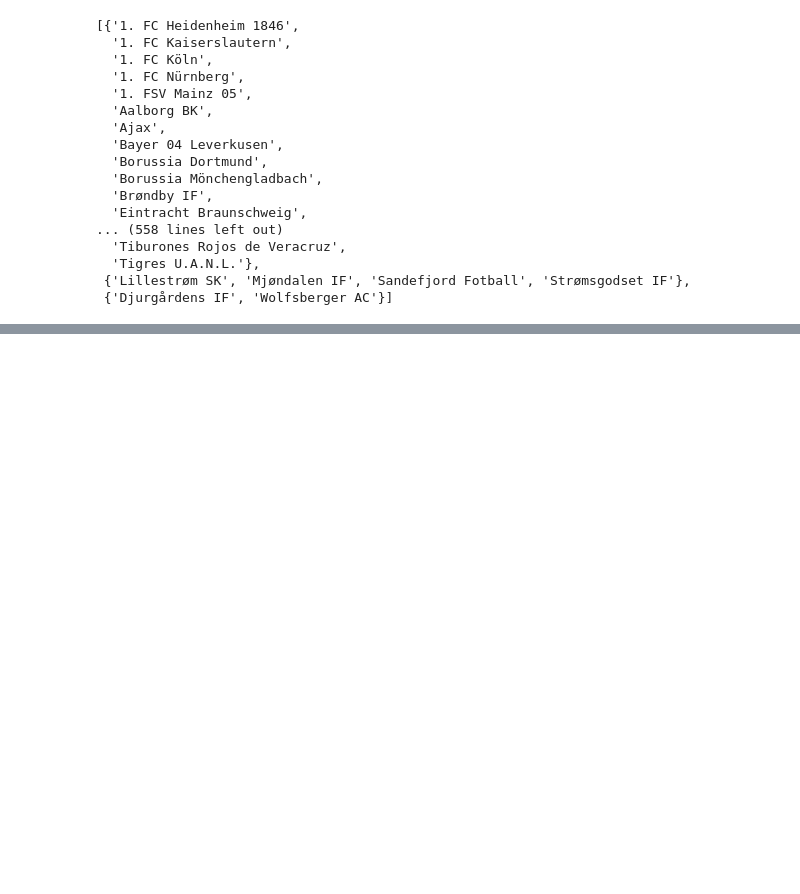
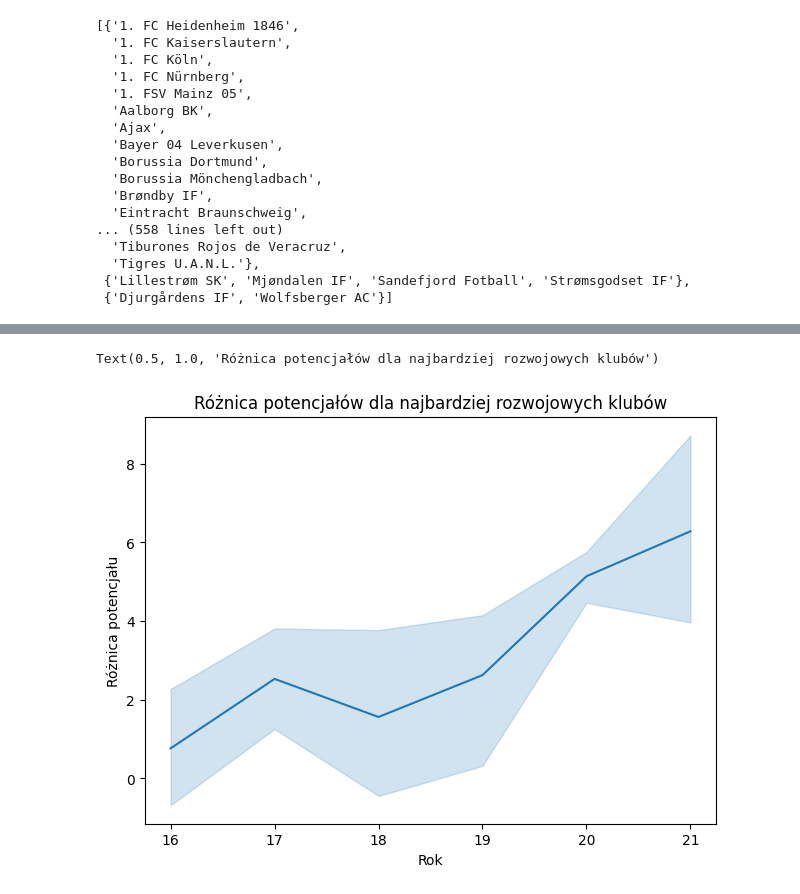
Before and after one commit to chrisgal77/PFPGA, a Jupyter notebook: final.ipynb, the cells around one changed output, grey strips where cells are left out. Drawn from its saved outputs; the diff is of its cells as text; code cells hidden in the pictures; blank space fills up the shorter version.

Commit message:
różnica potencjału

```diff
--- a/final.ipynb
+++ b/final.ipynb
@@ -185,0 +193,10 @@ desc_in_out_potentials.head(10)
+# %%
+clubs = desc_in_out_potentials.reset_index().loc[:5]["node"].to_list()
+sns.lineplot(potentials[potentials["node"].isin(clubs)], y="in_out_potential", x="year")
+plt.tight_layout()
+plt.ylabel("Różnica potencjału")
+plt.xlabel("Rok")
+plt.title("Różnica potencjałów dla najbardziej rozwojowych klubów")
+# %% [output]
+Text(0.5, 1.0, 'Różnica potencjałów dla najbardziej rozwojowych klubów')
+[figure, added]
```
Also changed, not shown: parts of 1 cell of this notebook.
